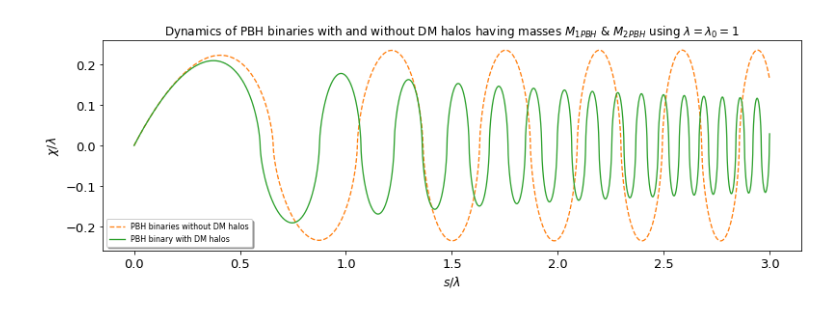
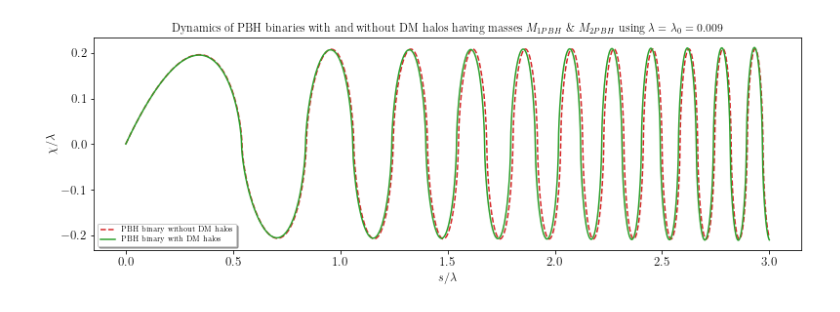
Before and after one commit to pratibhajangra591/Ifca-github, a Jupyter notebook: PBH-Binary.ipynb, the cells around one changed output. Saved outputs shown, nothing was run; the diff lists cells and outputs as text; code cells hidden in the pictures.

```diff
--- a/PBH-Binary.ipynb
+++ b/PBH-Binary.ipynb
@@ -96,10 +94,6 @@ plt.show()
 # λ=(8πρ_eqx^3)/3(M_1PBH+M_2PBH).
 
 
-def h(x):
-    return math.sqrt((x**-3)+(x**-4))
-def g(x):
-        return  -((3*x+4)/(2*h(x)*(x**5))) #g(x)=h'(x).
 
 
 
@@ -124,8 +118,8 @@ plt.xticks(fontsize=13)
 plt.yticks(fontsize=13)
 
 plt.plot(As,Bs,'r')
-plt.xlabel('$s/λ$',fontsize=12.5)
-plt.ylabel('$χ/λ$',fontsize=12.5)
+plt.xlabel('$s/\lambda$',fontsize=12.5)
+plt.ylabel('$\chi/\lambda$',fontsize=12.5)
 plt.title('Dynamics of PBH binary without DM halos')
 plt.show()
 # %% [output]
@@ -435,9 +422,8 @@ plt.show()
 plt.figure(figsize=(11,4))
 
 λ_0=0.009                # λ_0=(8πρ_eqx^3)/3(M_1PBH+M_2PBH).
-
 def f(u,s,λ_0): #Eq.(37) in "PBH-binary" notes.
-    return [u[1], -((s*g(s)+h(s))*((s*u[1]-u[0]))/(h(s)*s**2))-((u[0])/((((h(s)*s)**2))*λ(s)
+    return [u[1], -((s*g(s)+ h(s))*((s*u[1]-u[0]))/(h(s)*s**2))-((u[0])/((((h(s)*s)**2))*λ(λ_0,s)
                      *((u[0]**2+b**2)**(3/2))))]
 separation0= [1e-12,1]
 b= (3*λ_0)/100000
@@ -454,10 +440,10 @@ plt.xticks(fontsize=13)
 plt.yticks(fontsize=13)
 
 
-plt.xlabel('$s/λ$',fontsize=12.5)
-plt.ylabel('$χ/λ$',fontsize=12.5)
+plt.xlabel('$s/\lambda$',fontsize=12.5)
+plt.ylabel('$\chi/\lambda$',fontsize=12.5)
 
-plt.title('Dynamics of PBH binary with DM halos using $λ_{0}=0.009$')
-plt.savefig('6.pdf')
+plt.title('Dynamics of PBH binary with DM halos using $\lambda_{0}=0.009$')
+
 plt.show()
 # %% [output]
@@ -465,6 +510,7 @@ plt.show()
 # %%
-# Comparison of the dynamics of the PBH binary without DM halos with that of the PBH binary with DM halos
-# in terms of the dimensionless coordinates, χ for λ_0=λ=1.
+#Comparison of the dynamics of the PBH binary without DM halos with that of the PBH binary with DM halos
+# in terms of the dimensionless coordinates, χ for λ_0=λ=0.009<<1(corresponding to the radiation dominated
+# era).
 
 # Here, λ_0=λ=(8πρ_eqx^3)/3(M_1PBH+M_2PBH).
 
@@ -473,51 +519,54 @@ plt.figure(figsize=(13,4))
 
 #PBH binaries without DM halos.
 def j(n,p):  #Eq.(16) in "PBH-binary" notes.
-    return [n[1], -((p*g(p)+h(p))*((p*n[1]-n[0]))/(h(p)*p**2))-((n[0])/((((h(p)*p)**2))*
+    return [n[1], -((p*g(p)+ h(p))*((p*n[1]-n[0]))/(h(p)*p**2))-((n[0])/((((h(p)*p)**2))*
                                                             λ_0*((n[0]**2+c**2)**(3/2))))]
 
 z0= [1e-12,1]
-λ_0=1
-c=1e-4
-ps= np.linspace(1e-12,3,100000)
+λ_0=0.009
+c=1e-6
+ps= np.linspace(1e-12,2.7e-2,100000)
 ns= odeint(j,z0,ps)
 zs= ns[:,0]
 Ps=ps/λ_0
 Zs=zs/λ_0
-plt.plot(Ps,Zs,'C1--')
+plt.plot(Ps,Zs,'C3--')
+
+
 
 
 
 #PBH binaries with DM halos.
 
+
 def f(u,s,λ_0): #Eq.(37) in "PBH-binary" notes.
-    return [u[1], -((s*g(s)+h(s))*((s*u[1]-u[0]))/(h(s)*s**2))-((u[0])/((((h(s)*s)**2))*λ(s)
+    return [u[1], -((s*g(s)+h(s))*((s*u[1]-u[0]))/(h(s)*s**2))-((u[0])/((((h(s)*s)**2))*λ(λ_0,s)
                      *((u[0]**2+b**2)**(3/2))))]
 separation0= [1e-12,1]
-λ_0=1
+λ_0=0.009
 b= (3*λ_0)/100000
 ss= np.linspace(1e-12,((9*λ_0)/3),100000)
 us= odeint(f,separation0,ss,args=( λ_0,))
 separations= us[:,0]
 As=ss/λ_0
 Bs=separations/λ_0
 plt.plot(As,Bs,'C2')
 
 
 
 
 plt.rc('lines', linewidth=1.3)
 plt.xticks(fontsize=13)
 plt.yticks(fontsize=13)
 
 
-plt.xlabel('$s/λ$',fontsize=12.5)
-plt.ylabel('$χ/λ$',fontsize=12.5)
+plt.xlabel('$s/\lambda$',fontsize=12.5)
+plt.ylabel('$\chi/\lambda$',fontsize=12.5)
 
-plt.title('Dynamics of PBH binaries with and without DM halos having masses $M_{1PBH}$ & $M_{2PBH}$ using $λ=λ_{0}=1$')
-plt.legend(["PBH binaries without DM halos","PBH binary with DM halos"],prop = {'size':8}, facecolor = 'white',
+plt.title('Dynamics of PBH binaries with and without DM halos having masses $M_{1PBH}$ \& $M_{2PBH}$ using $\lambda=\lambda_{0}=0.009$')
+plt.legend(["PBH binary without DM halos","PBH binary with DM halos"],prop = {'size':7.5}, facecolor = 'white',
            loc='lower left', shadow = True,fontsize=33)
-plt.savefig("PBH binaries with and without DM halos.pdf")
+
 plt.show()
 # %% [output]
-[figure, old version]
+[figure, new version]
```
Also changed, not shown: parts of 17 cells of this notebook.
